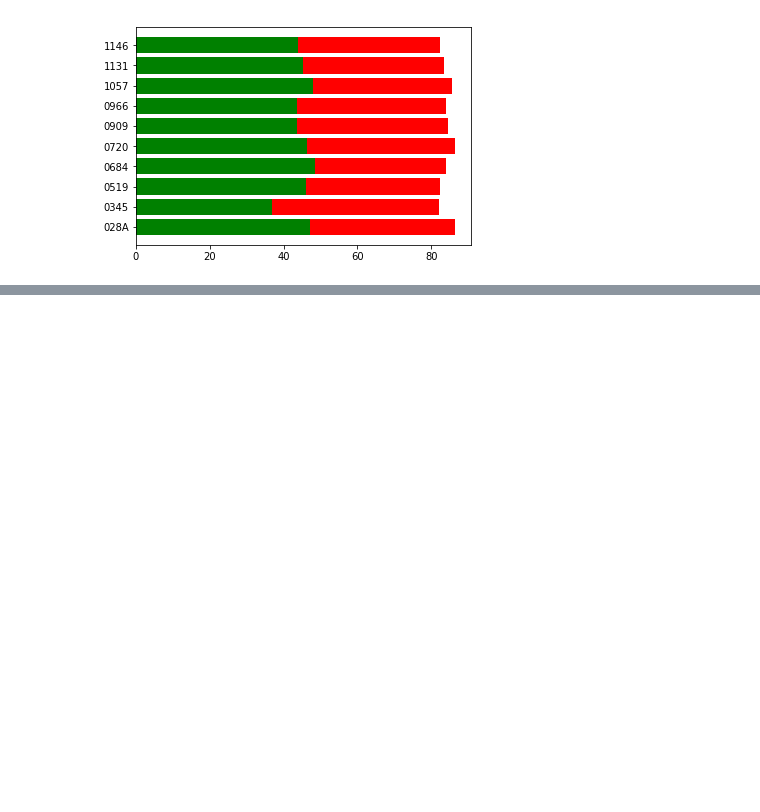
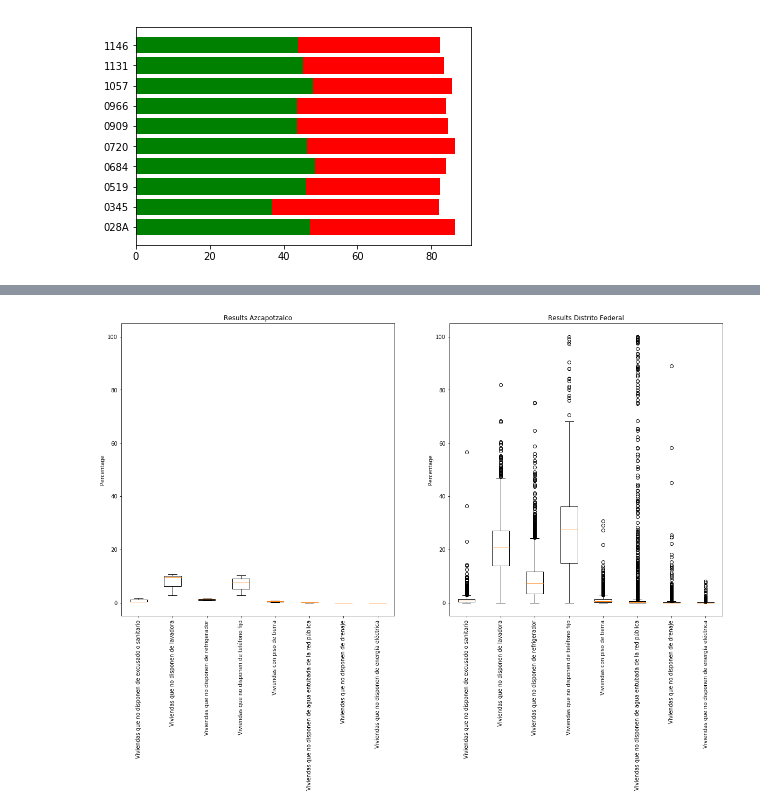
Before and after one commit to Iarmas/Project-1, a Jupyter notebook: Development/Shifu.ipynb, the cells around one changed output, grey strips where cells are left out. Saved outputs shown, nothing was run; the diff lists cells and outputs as text; code cells hidden in the pictures; blank space fills up the shorter version.

```diff
--- a/Development/Shifu.ipynb
+++ b/Development/Shifu.ipynb
@@ -481,0 +508,5 @@ for i in range(len(list_key)):
+# %%
+# max_graproes = nivel_socio_df.loc[nivel_socio_df['GRAPROES'] == nivel_socio_df['GRAPROES'].max()].copy()
+max_graproes = nivel_socio_df.loc[nivel_socio_df['AGEB'].isin(ageb_keys)]
+max_graproes = max_graproes.sort_values(by='GRAPROES',ascending=False)
+max_graproes
@@ -481,0 +525,3 @@ for i in range(len(list_key)):
+# %%
+max_graproes['Promedio Total'] = max_graproes[keys[8:]].mean(axis=1)
+max_graproes
@@ -481,0 +540,4 @@ for i in range(len(list_key)):
+# %%
+# Filtar por mayor grado de escolaridad
+max_graproes = max_graproes.loc[max_graproes['GRAPROES'] == max_graproes['GRAPROES'].max()]
+max_graproes
@@ -481,0 +573,25 @@ for i in range(len(list_key)):
+# %%
+# Generar gráficas para comparar Viviendas
+
+data = [max_graproes[k] for k in keys[8:]]
+data_est = [filtro_estado[ke].loc[filtro_estado[ke].notnull()] for ke in keys[8:]]
+
+fig, (box, box_est) = plt.subplots(1, 2, figsize=(20,10))
+
+box.boxplot(data, labels=keys[8:])
+box.set_title(f"Results {max_graproes.loc[min_ave]['NOM_MUN']}")
+box.set_ylabel("Percentage")
+box.set_xticklabels(labels=keys[8:],rotation=90)
+box.set_ylim((-5,105))
+
+# Resultados a nivel estatal
+
+box_est.boxplot(data_est, labels=keys[8:])
+box_est.set_title(f"Results {filtro_estado.loc[min_ave]['NOM_ENT']}")
+box_est.set_ylabel("Percentage")
+box_est.set_xticklabels(labels=keys[8:], rotation=90)
+box_est.set_ylim((-5,105))
+
+plt.show()
+# %% [output]
+[figure, added]
```
Also changed, not shown: parts of 5 cells of this notebook.
